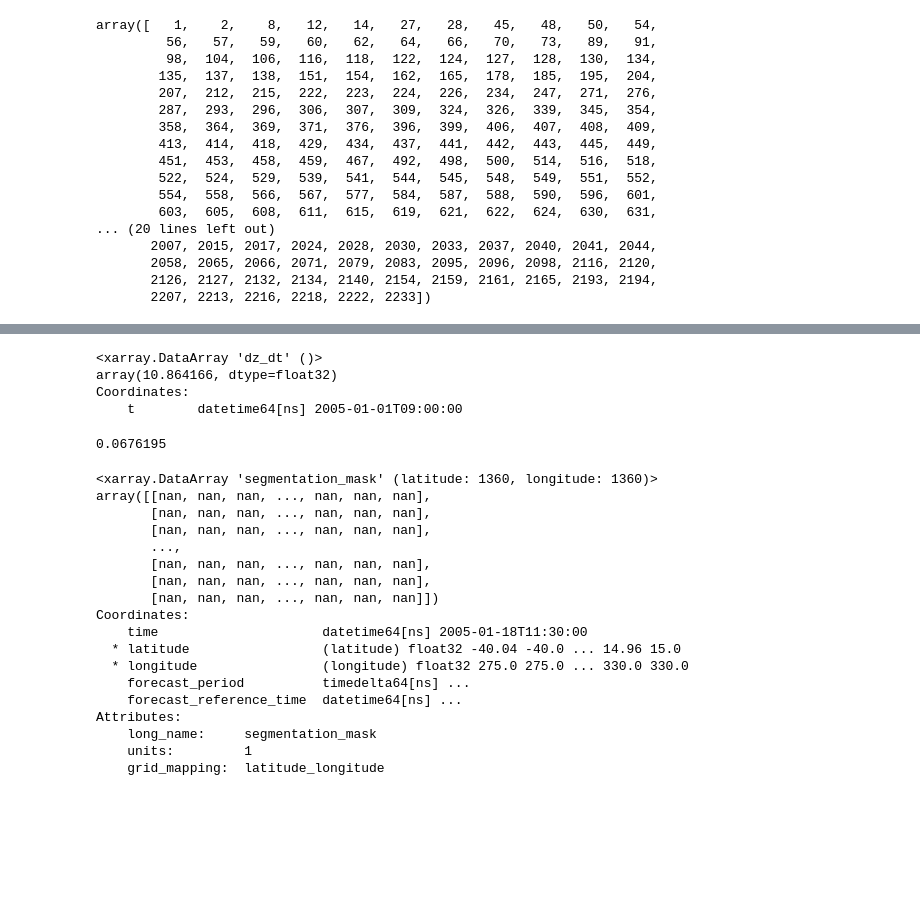
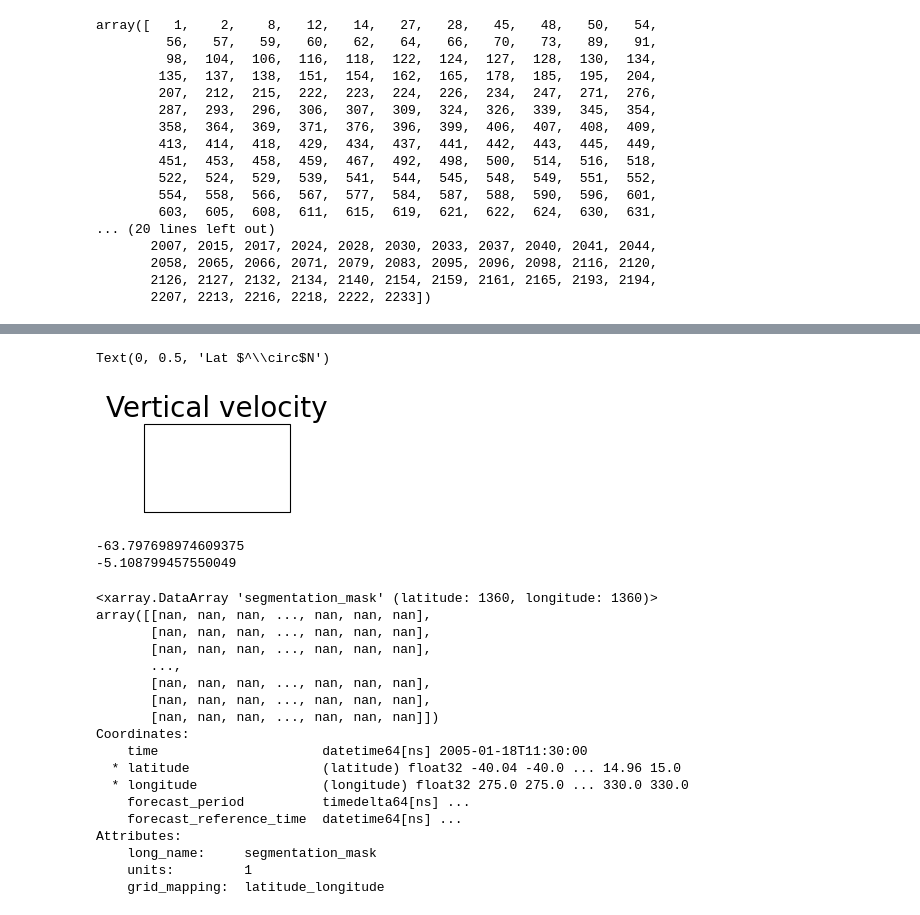
Before and after one commit to harrietgilmour/cold-core-filtering, a Jupyter notebook: precip_&_coldcore_single_cell_loop.ipynb, the cells around one changed output, grey strips where cells are left out. Cells and saved outputs as stored; diff of their text form; code cells hidden in the pictures; blank space fills up the shorter version.

```diff
--- a/precip_&_coldcore_single_cell_loop.ipynb
+++ b/precip_&_coldcore_single_cell_loop.ipynb
@@ -487,9 +562,0 @@ subset
-# %%
-vel_w = vert_vel[3,:,:,:]
-vel_w_max = vel_w.max()
-print(vel_w_max)
-# %% [output]
-<xarray.DataArray 'dz_dt' ()>
-array(10.864166, dtype=float32)
-Coordinates:
-    t        datetime64[ns] 2005-01-01T09:00:00
@@ -498,10 +563,28 @@ Coordinates:
-# %%
-values_vel = vel_w.where(seg_mask.coords['mask'].values > 0) # extract only the w values within the segmented cell
-array_vel = values_vel.values.flatten()
-values_vel = array_vel[~np.isnan(array_vel)] # convert these into a 1D array with no nans
-print(values_vel.max())
-# %% [output]
-0.0676195
+# %%
+ax3 = plt.subplot(1, 3, 3, projection=ccrs.PlateCarree())
+#vel = vel_w.where(seg_mask.coords['mask'].values > 0).plot(ax=ax3,zorder=1,cmap='RdBu_r',vmin=-4, vmax=4, add_colorbar=False )
+#make_colorbar(ax3, vel, orientation='vertical')
+ax3.scatter(subset.max_w_up_lon[subset.frame == frame].values[0]-360,subset.max_w_up_lat[subset.frame == frame].values[0],color='k',marker='o', s = s, transform=ccrs.PlateCarree(), label='updraft velocity maxima')
+ax3.set_title('Vertical velocity', loc='center', fontsize=f)
+#ax3.coastlines(linewidth=2)
+#ax3.set_xticks(xlabels, xlabels)
+#ax3.set_yticks(ylabels,ylabels)
+ax3.set_xlim(-70,-30)
+ax3.set_ylim(-25,-1)
+ax3.set_xticklabels(ax3.get_xticks().astype(int),fontsize=14)
+ax3.set_yticklabels(ax3.get_yticks().astype(int),fontsize=14)
+ax3.set_xlabel('Lon $^\circ$E',  fontsize=14)
+ax3.set_ylabel('Lat $^\circ$N',  fontsize=14)
+#ax3.legend(loc='upper right',fontsize=14)
+# %% [output]
+Text(0, 0.5, 'Lat $^\\circ$N')
+[figure, added]
+# %%
+print(subset.max_w_up_lon[subset.frame == 408].values[0]-360)
+print(subset.max_w_up_lat[subset.frame == 408].values[0])
+# %% [output]
+-63.797698974609375
+-5.108799457550049
 # %%
 seg_mask = seg.where(labels == label)
 
```
Also changed, not shown: parts of 14 cells of this notebook.
